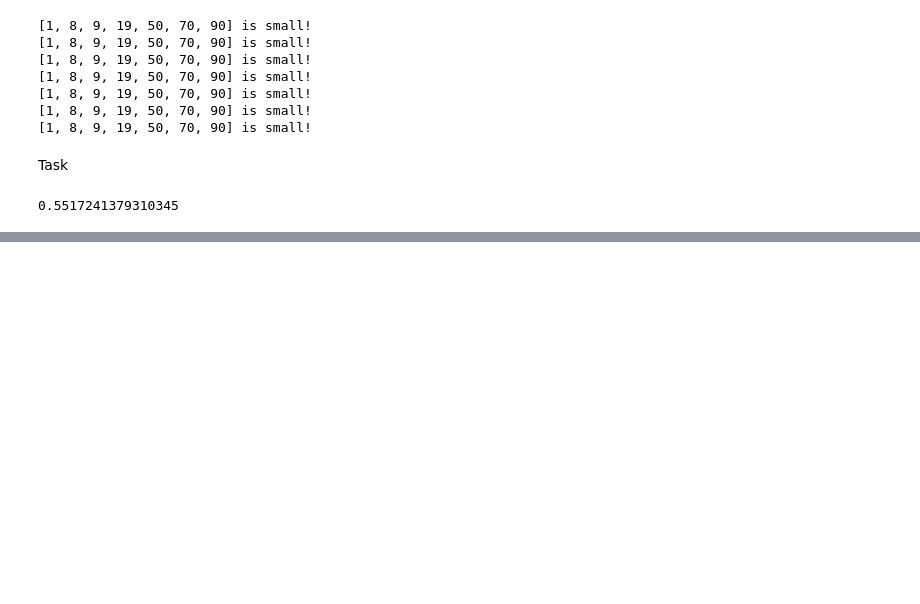
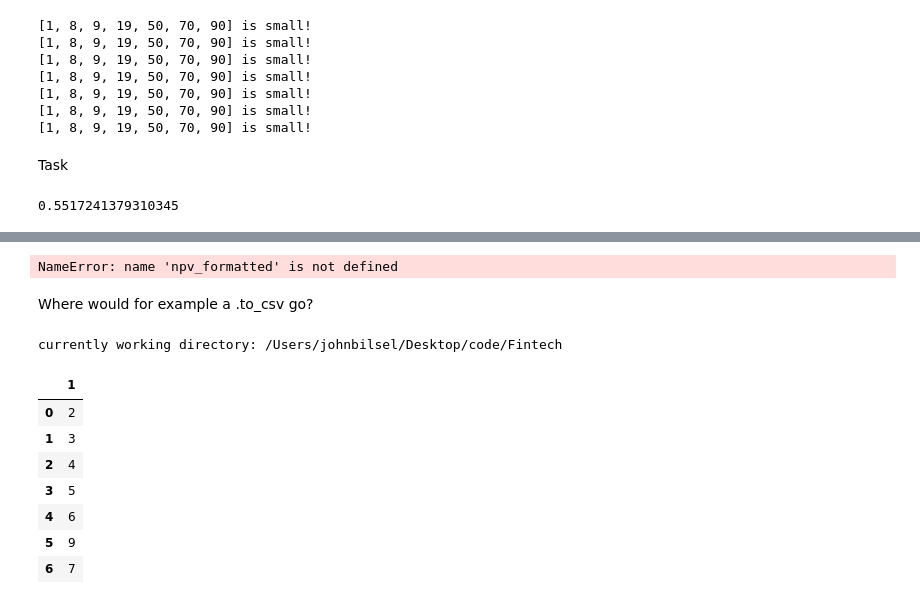
Before and after one commit to lowvoljono/Fintech, a Jupyter notebook: Master Learning.ipynb, the cells around one changed output, grey strips where cells are left out. Saved outputs shown, nothing was run; the diff lists cells and outputs as text; code cells hidden in the pictures; blank space fills up the shorter version.

```diff
--- a/Master Learning.ipynb
+++ b/Master Learning.ipynb
@@ -1095,0 +1177,7 @@ year_three_growth
+# %%
+if npv_formatted > 0:
+    print(f'yeah we invest fam, its positive, sitting at {npv_formatted}')
+elif npv_formatted < 0:
+    print(f'no we dont invest fam, its negative, sitting at {npv_formatted}')
+# %% [output]
+NameError: name 'npv_formatted' is not defined
@@ -1095,0 +1187,19 @@ year_three_growth
+# %% [markdown]
+Where would for example a .to_csv go?
+# %%
+print(f'currently working directory: {Path.cwd()}')
+# %% [output]
+currently working directory: /Users/johnbilsel/Desktop/code/Fintech
+# %%
+# Reading in another way
+a = pd.read_csv('sample.txt')
+a
+# %% [output]
+|  | 1 |
+| 0 | 2 |
+| 1 | 3 |
+| 2 | 4 |
+| 3 | 5 |
+| 4 | 6 |
+| 5 | 9 |
+| 6 | 7 |
```
Also changed, not shown: parts of 29 cells of this notebook, 2 other files.
